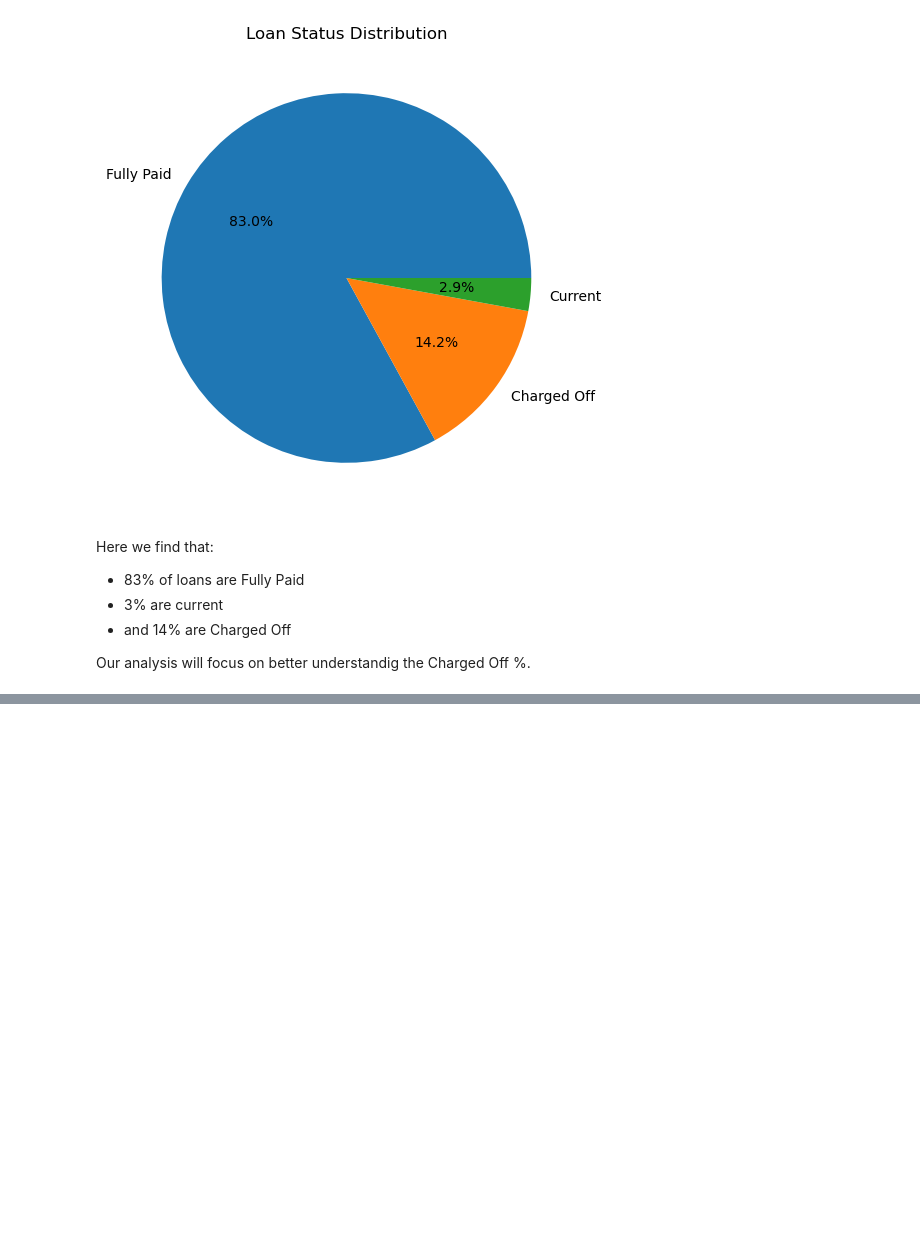
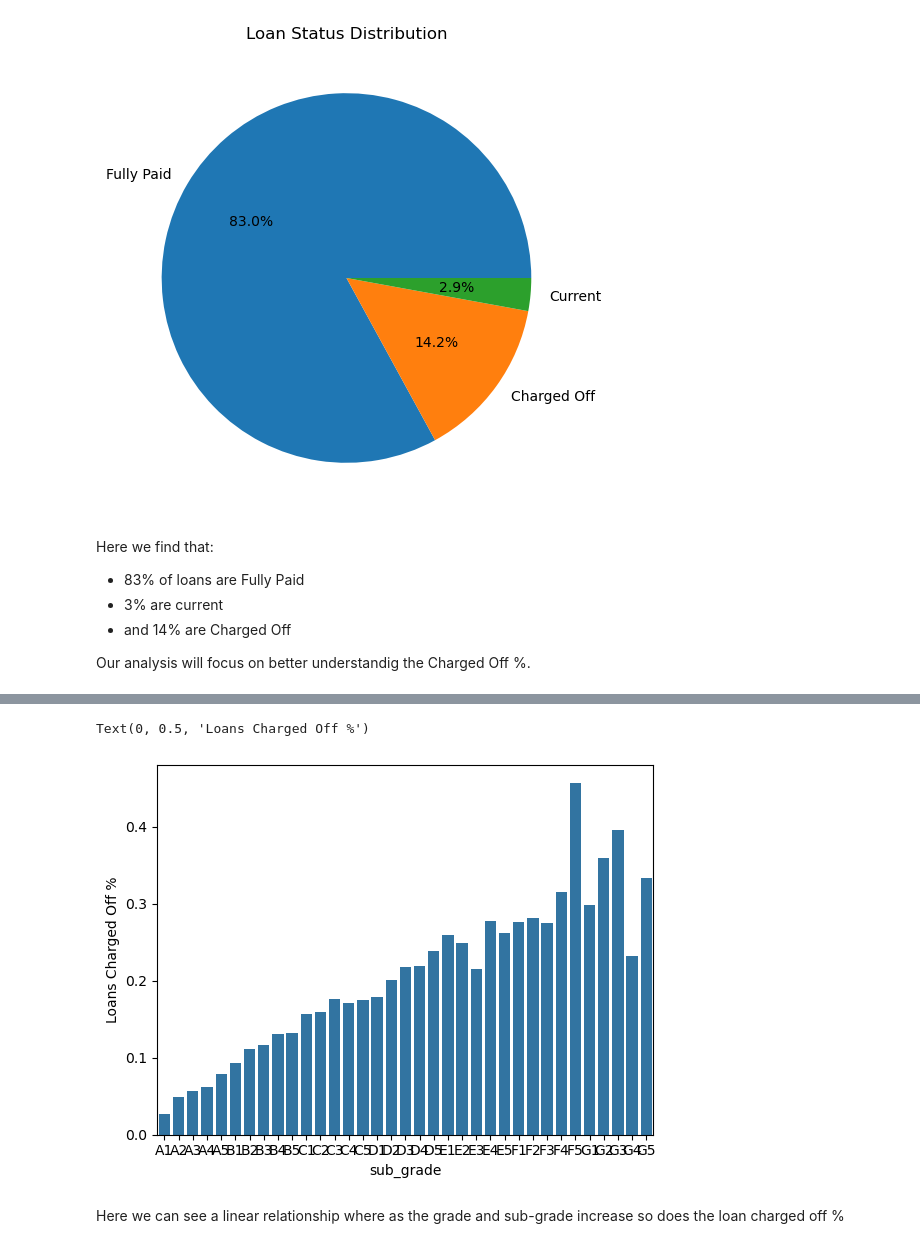
Before and after one commit to WolfeTyler/Lending-Club-Case-Study, a Jupyter notebook: Group_Facilitator_TylerWolfe.ipynb.ipynb, the cells around one changed output, grey strips where cells are left out. Drawn from its saved outputs; the diff is of its cells as text; code cells hidden in the pictures; blank space fills up the shorter version.

```diff
--- a/Group_Facilitator_TylerWolfe.ipynb.ipynb
+++ b/Group_Facilitator_TylerWolfe.ipynb.ipynb
@@ -102,0 +103,12 @@ plt.show()
+# %%
+#Look at the Charge Off % by Sub-Grade to use for analysis
+charge_off_pcnt_sub_grade = df.groupby('sub_grade')['loan_status'].value_counts(normalize=True)[:,'Charged Off']
+
+#Plot Charge Off % by Sub-Grade
+sns.barplot(x=charge_off_pcnt_sub_grade.index, y=charge_off_pcnt_sub_grade.values,) \
+.set_ylabel('Loans Charged Off %')
+# %% [output]
+Text(0, 0.5, 'Loans Charged Off %')
+[figure, added]
+# %% [markdown]
+Here we can see a linear relationship where as the grade and sub-grade increase so does the loan charged off %
```
Also changed, not shown: parts of 9 cells of this notebook.
